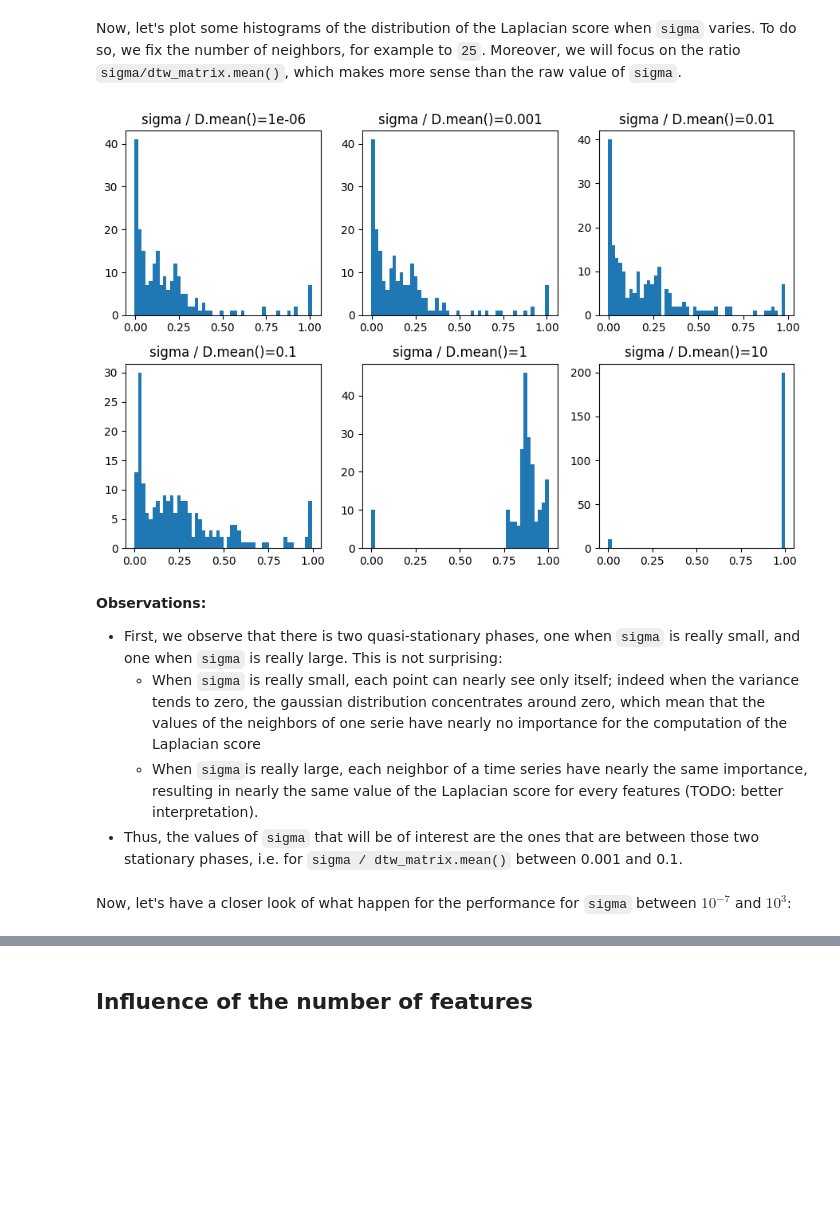
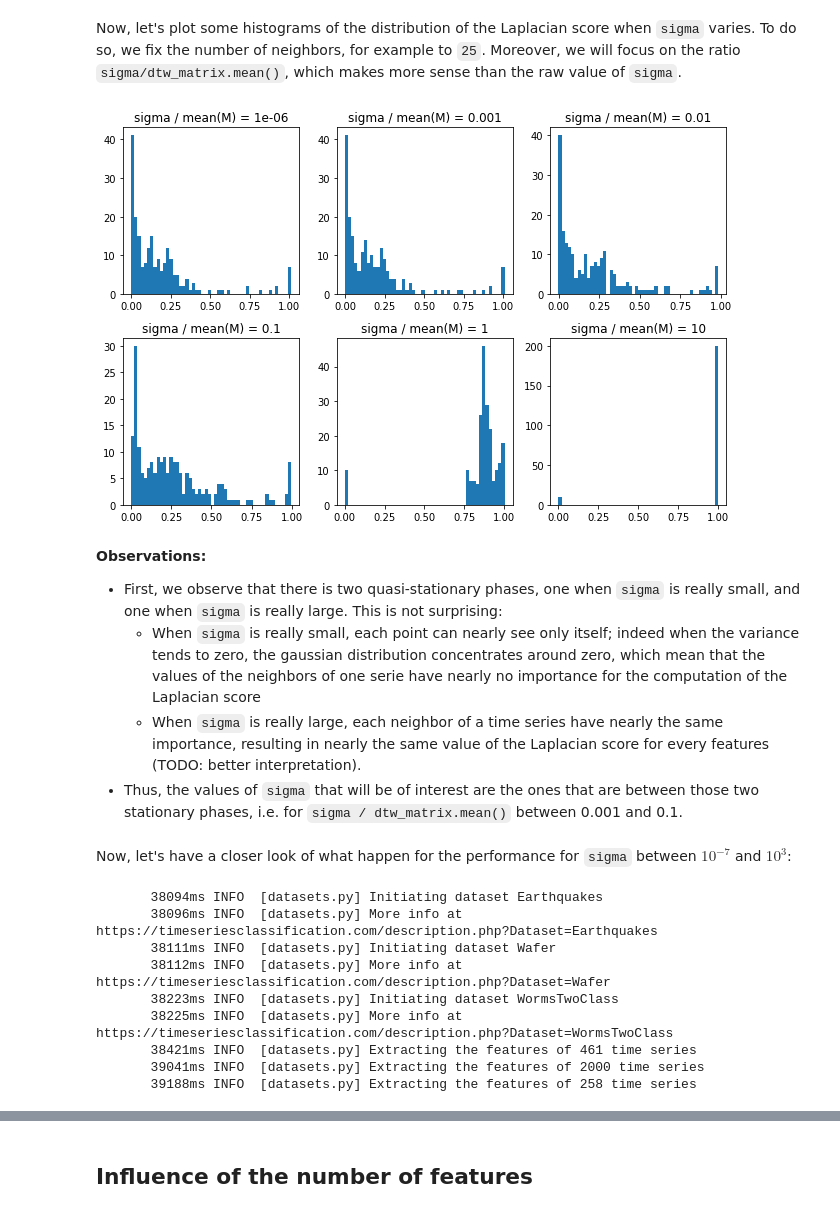
Before and after one commit to decarpentierg/laplacian-score-4-time-series, a Jupyter notebook: doc/evaluate_laplacian_score.ipynb, the cells around one changed output, grey strips where cells are left out. Cells and saved outputs as stored; diff of their text form; code cells hidden in the pictures; blank space fills up the shorter version.

```diff
--- a/doc/evaluate_laplacian_score.ipynb
+++ b/doc/evaluate_laplacian_score.ipynb
@@ -123,32 +124,66 @@ Now, let's plot some histograms of the distribution of the Laplacian score when
 # %%
 N_NEIGHBORS = 20
 
 mean = dtw_matrix.mean()
 fig, axes = plt.subplots(nrows=2, ncols=3, figsize=(9,6))
 for sigma_rel, ax in zip(
     [1e-6, 1e-3, 1e-2, 1e-1, 1, 10],
     axes.flatten()
 ):
     weight_matrix = laplacian_score.compute_weight_matrix(
         dataset,
         n_neighbors=N_NEIGHBORS,
         sigma=sigma_rel * mean,
         precomputed_distances=dtw_matrix
     )
     lscores = laplacian_score.laplacian_score(dataset.features, weight_matrix)
     ax.hist(lscores, bins=50)
-    ax.set_title(f'sigma / D.mean()={sigma_rel}')
+    ax.set_title(f'sigma / mean(M) = {sigma_rel}')
 
+plt.savefig('figures/sigma_histograms.png')
 plt.tight_layout()
 plt.show()
 plt.close()
 # %% [output]
-[figure, old version]
+[figure, new version]
 # %% [markdown]
 **Observations:**
 - First, we observe that there is two quasi-stationary phases, one when `sigma` is really small, and one when `sigma` is really large. This is not surprising:
     - When `sigma` is really small, each point can nearly see only itself; indeed when the variance tends to zero, the gaussian distribution concentrates around zero, which mean that the values of the neighbors of one serie have nearly no importance for the computation of the Laplacian score
-    - When `sigma`is really large, each neighbor of a time series have nearly the same importance, resulting in nearly the same value of the Laplacian score for every features (TODO: better interpretation).
+    - When `sigma` is really large, each neighbor of a time series have nearly the same importance, resulting in nearly the same value of the Laplacian score for every features (TODO: better interpretation).
 - Thus, the values of `sigma` that will be of interest are the ones that are between those two stationary phases, i.e. for `sigma / dtw_matrix.mean()` between 0.001 and 0.1.
 # %% [markdown]
 Now, let's have a closer look of what happen for the performance for `sigma` between $10^{-7}$ and $10^3$:
+# %%
+BASE = 10
+START = -7
+STOP = 3
+NB_POINT = 100
+N_FEATURES = 50
+N_NEIGHBORS = 10
+DATASETS = [
+    Dataset(EARTHQUAKES),
+    Dataset(WAFER),
+    Dataset(WORMS),
+]
+N_FEATURES = [10, 30, 50, 80, 130, 200]
+
+# Pre-loading from disk
+for dataset in DATASETS:
+    _ = dataset.ned_distance_matrix
+    _ = dataset.dtw_distance_matrix
+    _ = dataset.features
+
+# Log space for sigma values
+sigma_values = np.logspace(start=START, stop=STOP, num=NB_POINT, base=BASE)
+dataset_feat_to_accuracies_list = collections.defaultdict(list)
+# %% [output]
+       38094ms INFO  [datasets.py] Initiating dataset Earthquakes
+       38096ms INFO  [datasets.py] More info at https://timeseriesclassification.com/description.php?Dataset=Earthquakes
+       38111ms INFO  [datasets.py] Initiating dataset Wafer
+       38112ms INFO  [datasets.py] More info at https://timeseriesclassification.com/description.php?Dataset=Wafer
+       38223ms INFO  [datasets.py] Initiating dataset WormsTwoClass
+       38225ms INFO  [datasets.py] More info at https://timeseriesclassification.com/description.php?Dataset=WormsTwoClass
+       38421ms INFO  [datasets.py] Extracting the features of 461 time series
+       39041ms INFO  [datasets.py] Extracting the features of 2000 time series
+       39188ms INFO  [datasets.py] Extracting the features of 258 time series
```
Also changed, not shown: parts of 10 cells of this notebook, 1 other file.
